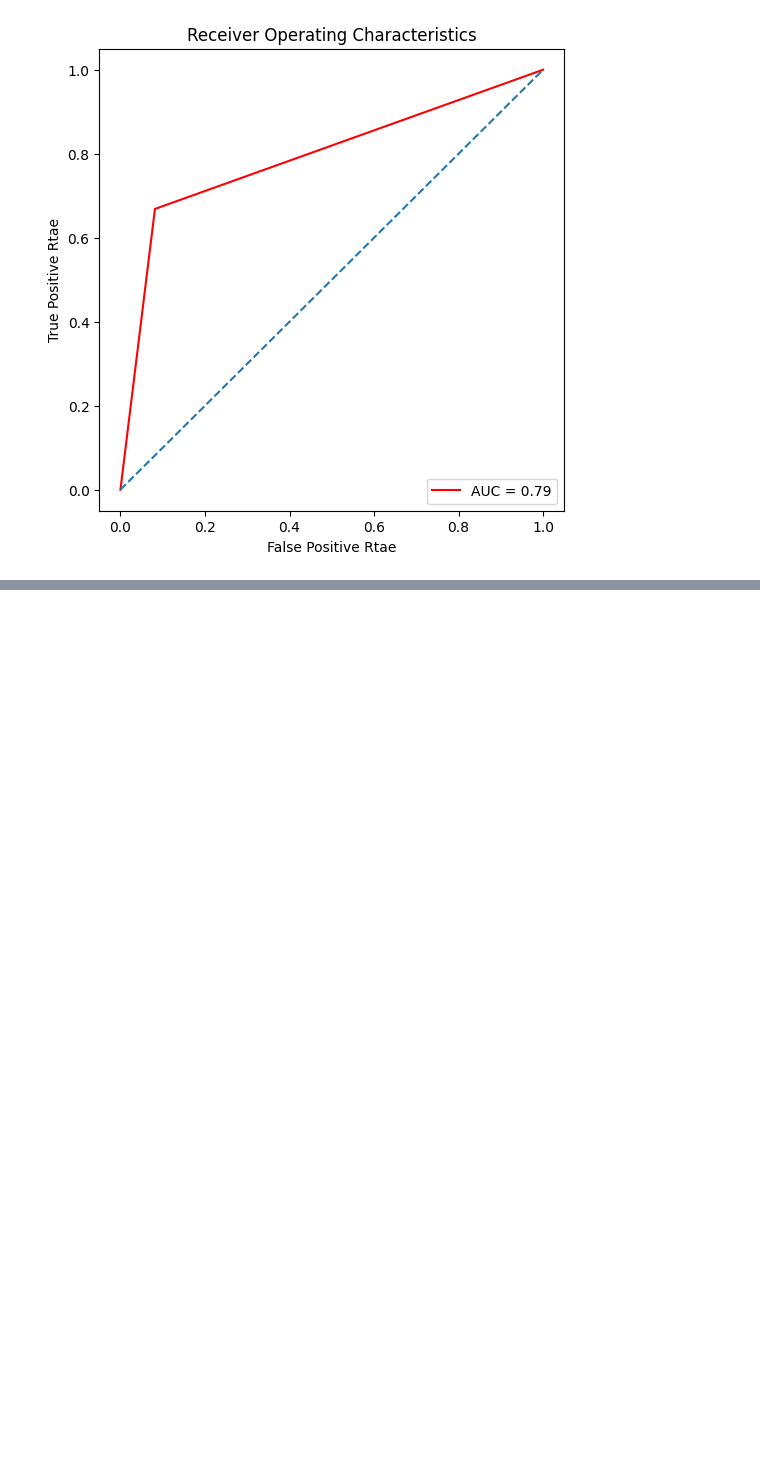
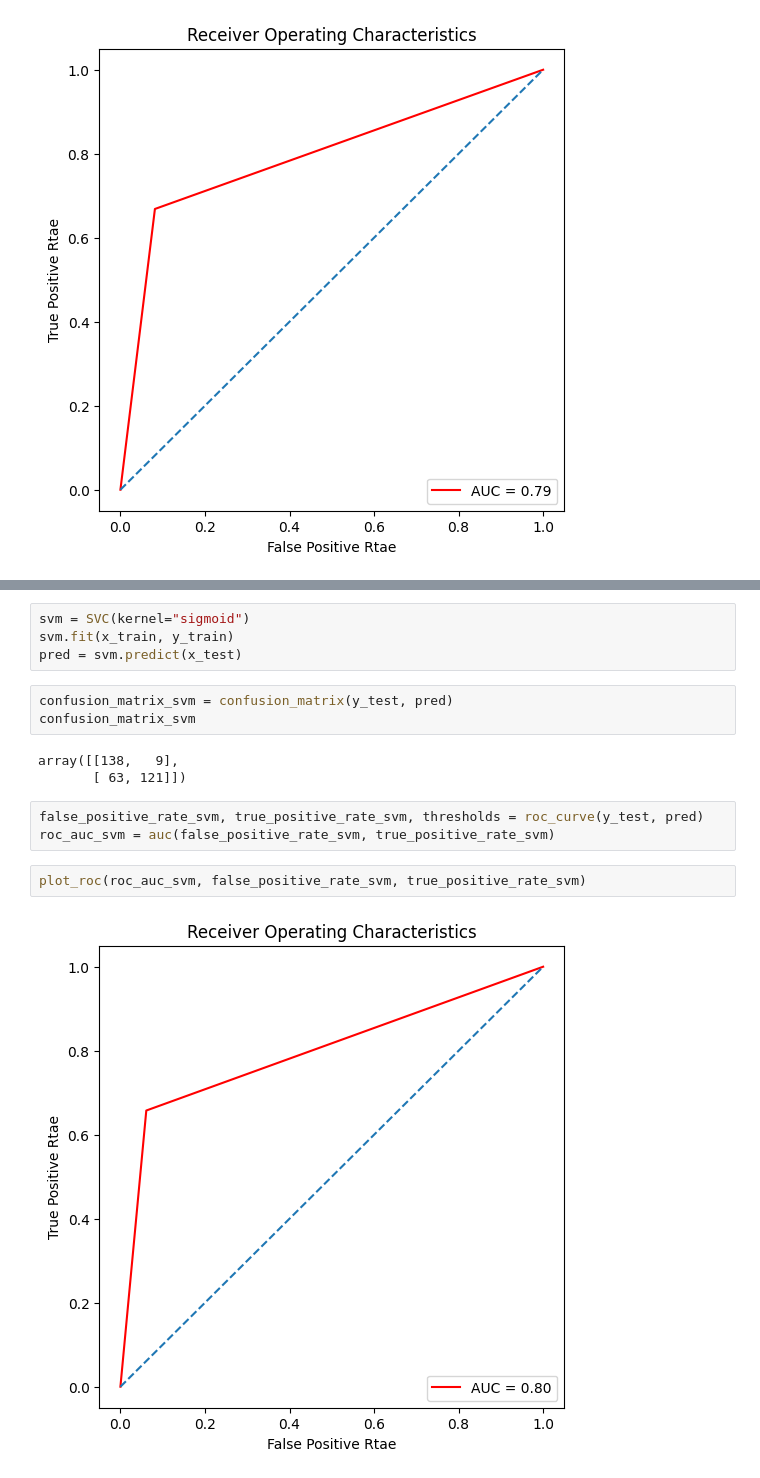
Before and after one commit to mateusap1/ai-detect, a Jupyter notebook: detect.ipynb, the cells around one changed output, grey strips where cells are left out. Cells and saved outputs as stored; diff of their text form; blank space fills up the shorter version.

```diff
--- a/detect.ipynb
+++ b/detect.ipynb
@@ -314,0 +413,17 @@ plot_roc(roc_auc_lda, false_positive_rate_lda, true_positive_rate_lda)
+# %%
+svm = SVC(kernel="sigmoid")
+svm.fit(x_train, y_train)
+pred = svm.predict(x_test)
+# %%
+confusion_matrix_svm = confusion_matrix(y_test, pred)
+confusion_matrix_svm
+# %% [output]
+array([[138,   9],
+       [ 63, 121]])
+# %%
+false_positive_rate_svm, true_positive_rate_svm, thresholds = roc_curve(y_test, pred)
+roc_auc_svm = auc(false_positive_rate_svm, true_positive_rate_svm)
+# %%
+plot_roc(roc_auc_svm, false_positive_rate_svm, true_positive_rate_svm)
+# %% [output]
+[figure, added]
```
Also changed, not shown: parts of 18 cells of this notebook.
